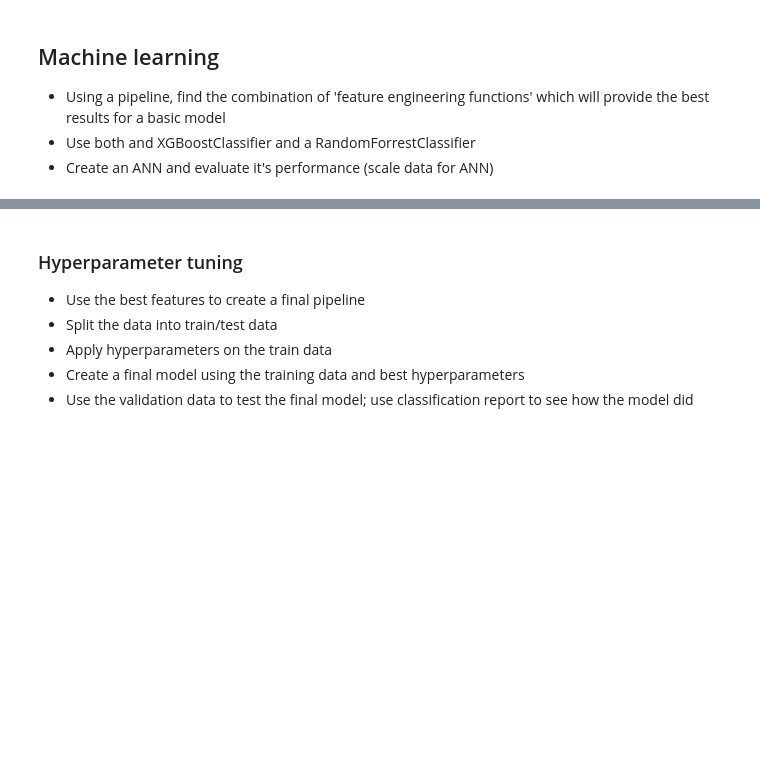
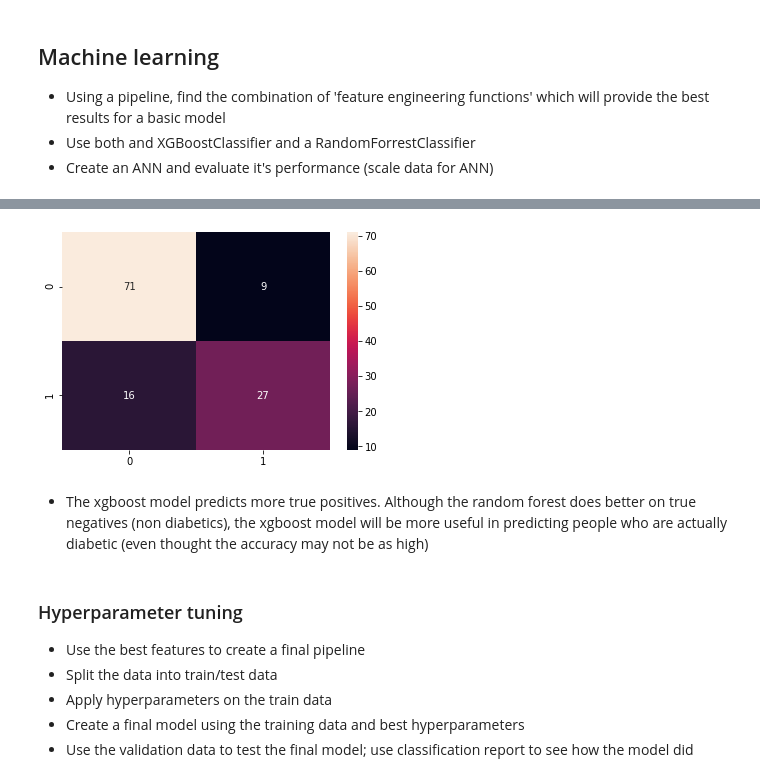
Before and after one commit to nico-palmar/ML_notebooks, a Jupyter notebook: xgb-diabetic-predictions.ipynb, the cells around one changed output, grey strips where cells are left out. Cells and saved outputs as stored; diff of their text form; code cells hidden in the pictures; blank space fills up the shorter version.

```diff
--- a/xgb-diabetic-predictions.ipynb
+++ b/xgb-diabetic-predictions.ipynb
@@ -495,7 +537,7 @@ def kmeans_cluster(df: pd.DataFrame, n_clusters: int) -> pd.DataFrame:
     k_means = KMeans(n_clusters, n_init=50, max_iter=1000, random_state=42)
 
     # make a new column in the dataframe for each cluster
-    df['Cluster'] = k_means.fit_predict(X_scaled)
+    df.loc[:, 'Cluster'] = k_means.fit_predict(X_scaled)
     return df
 # %%
 def kmeans_cluster_dist(df: pd.DataFrame, n_clusters: int) -> pd.DataFrame:
@@ -894,0 +961,19 @@ test_feature_pipeline.fit()
+# %%
+from sklearn.ensemble import RandomForestClassifier
+
+rf_pipeline = Pipeline(steps=[
+    ('imputer', SimpleImputer(strategy='median')),
+    ('pandarizer', FunctionTransformer(ndarray_to_df)),
+    ('kmeans_cluster', FunctionTransformer(kmeans_cluster, kw_args={'n_clusters': 2})),
+    ('kmeans_dist', FunctionTransformer(kmeans_cluster_dist, kw_args={'n_clusters': 2})),
+    ('pc_pca', FunctionTransformer(create_pc_pca, kw_args={'feature_eng': False})),
+    # from testing, this is a very good transformation function
+    ('pc_loading_features', FunctionTransformer(pca_loading_features, kw_args={'ignore_features': []})),
+    ('above_median_counts', FunctionTransformer(row_median_counts)),
+    ('remove_outliers', FunctionTransformer(remove_outliers)),
+    ('bin_data', FunctionTransformer(bin_data)),
+    ('view_data', Debug()),
+    ('model', RandomForestClassifier(random_state=0))
+])
+
+rf_pipeline
@@ -894,0 +1004,3 @@ test_feature_pipeline.fit()
+# %%
+outcome, feature_preds = get_preds(df_train, y_train, rf_pipeline)
+print(classification_report(outcome, feature_preds))
@@ -895,3 +1016,10 @@ test_feature_pipeline.fit()
+# %%
+cm = confusion_matrix(outcome, feature_preds)
+ax = sns.heatmap(cm, annot=True)
+# %% [output]
+[figure, added]
+# %% [markdown]
+- The xgboost model predicts more true positives. Although the random forest does better on true negatives (non diabetics), the xgboost model will be more useful in predicting people who are actually diabetic (even thought the accuracy may not be as high)
 # %% [markdown]
 ### Hyperparameter tuning
 - Use the best features to create a final pipeline
```
Also changed, not shown: parts of 25 cells of this notebook.
